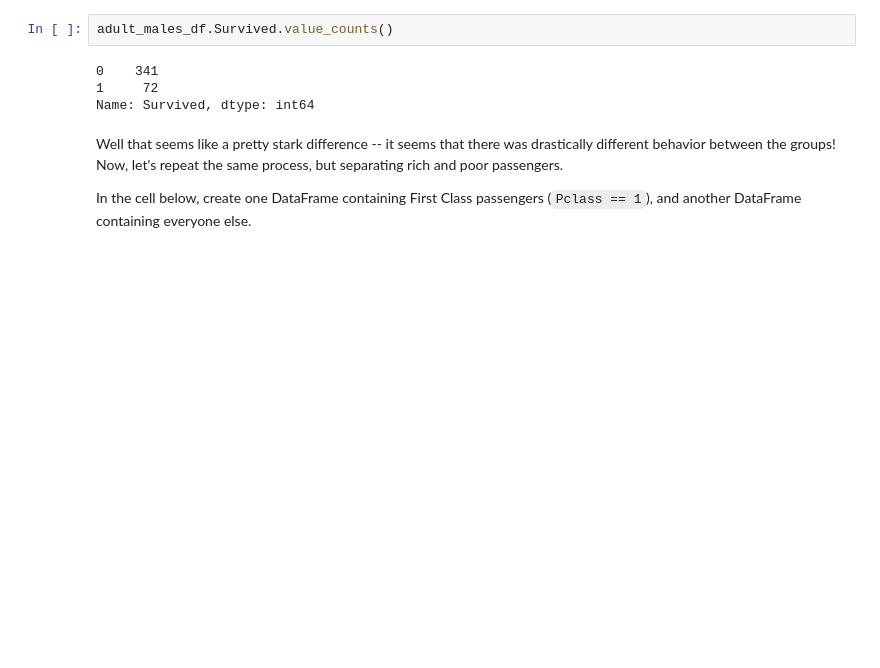
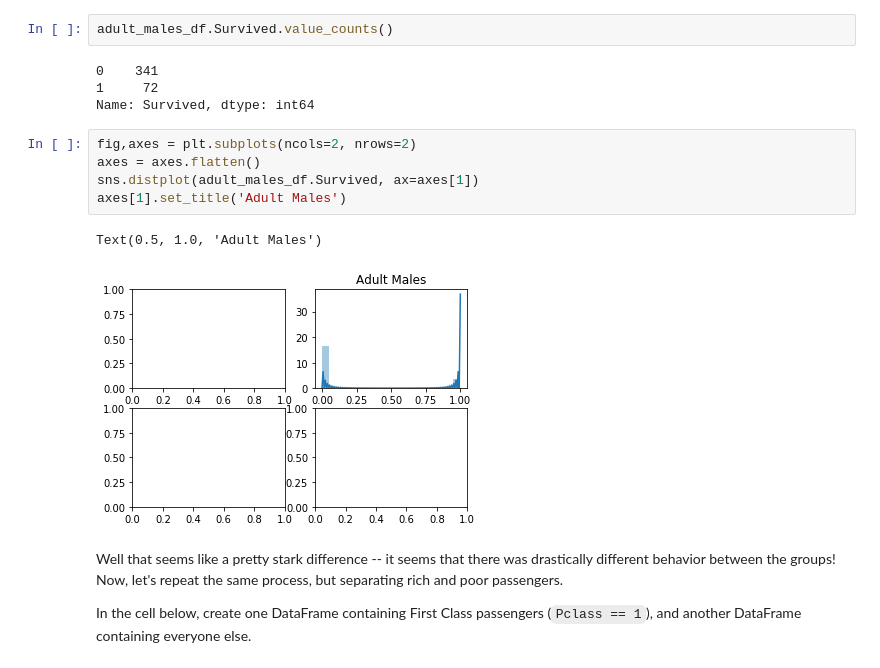
Before and after one commit to NehaP92/dsc-using-sql-with-pandas-lab-onl01-dtsc-pt-041320, a Jupyter notebook: index.ipynb, the cells around one changed output. Saved outputs shown, nothing was run; the diff lists cells and outputs as text; blank space fills up the shorter version.

```diff
--- a/index.ipynb
+++ b/index.ipynb
@@ -247,6 +259,14 @@ adult_males_df.Survived.value_counts()
 0    341
 1     72
 Name: Survived, dtype: int64
+# %%
+fig,axes = plt.subplots(ncols=2, nrows=2)
+axes = axes.flatten()
+sns.distplot(adult_males_df.Survived, ax=axes[1])
+axes[1].set_title('Adult Males')
+# %% [output]
+Text(0.5, 1.0, 'Adult Males')
+[figure, added]
 # %% [markdown]
 Well that seems like a pretty stark difference -- it seems that there was drastically different behavior between the groups!  Now, let's repeat the same process, but separating rich and poor passengers.
 
```
Also changed, not shown: parts of 6 cells of this notebook.
